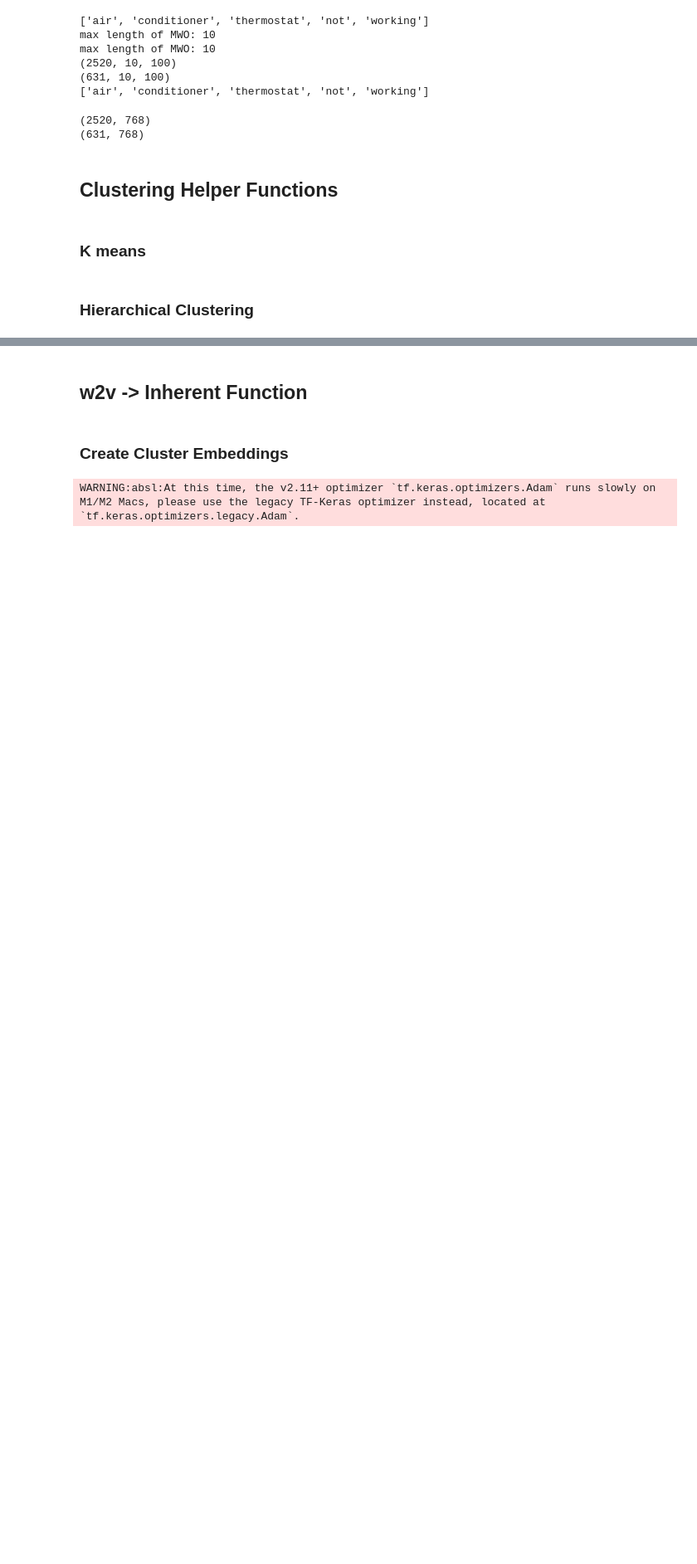
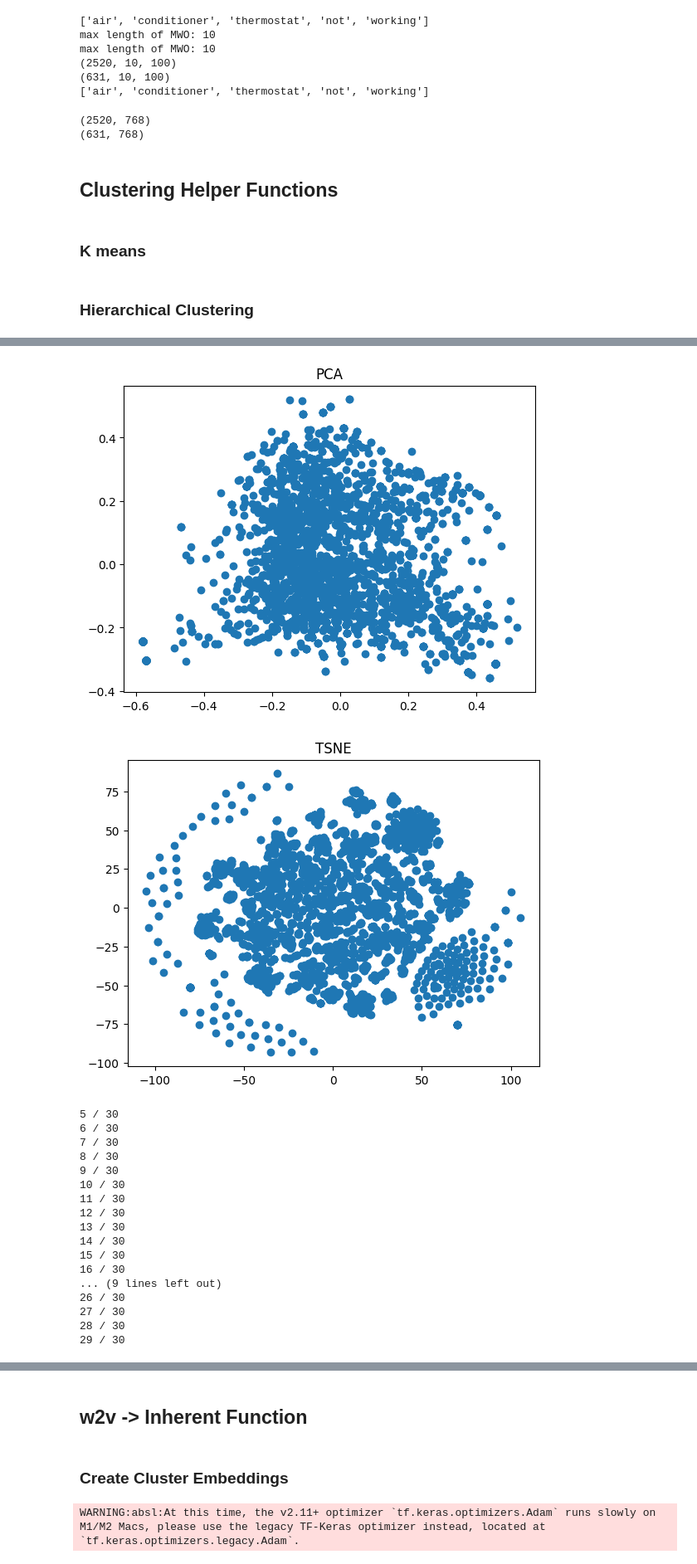
Before and after one commit to nlp-tlp/Hons24-Jadeyn, a Jupyter notebook: Sentence_Similarity/CNN_sbert copy.ipynb, the cells around one changed output, grey strips where cells are left out. Shown at 83% size. Drawn from its saved outputs; the diff is of its cells as text; code cells hidden in the pictures; blank space fills up the shorter version.

```diff
--- a/Sentence_Similarity/CNN_sbert copy.ipynb
+++ b/Sentence_Similarity/CNN_sbert copy.ipynb
@@ -910,0 +957,2 @@ def get_hierarchical_clusters(k, linkage_data):
+# %%
+SBERT_embeddings_all = sbert.encode(X_train+X_test)
@@ -910,0 +961,22 @@ def get_hierarchical_clusters(k, linkage_data):
+# %%
+perform_kmeans(SBERT_embeddings_all)
+# %% [output]
+[figure, added]
+[figure, added]
+5 / 30
+6 / 30
+7 / 30
+8 / 30
+9 / 30
+10 / 30
+11 / 30
+12 / 30
+13 / 30
+14 / 30
+15 / 30
+16 / 30
+... (9 lines left out)
+26 / 30
+27 / 30
+28 / 30
+29 / 30
```
Also changed, not shown: parts of 34 cells of this notebook.
